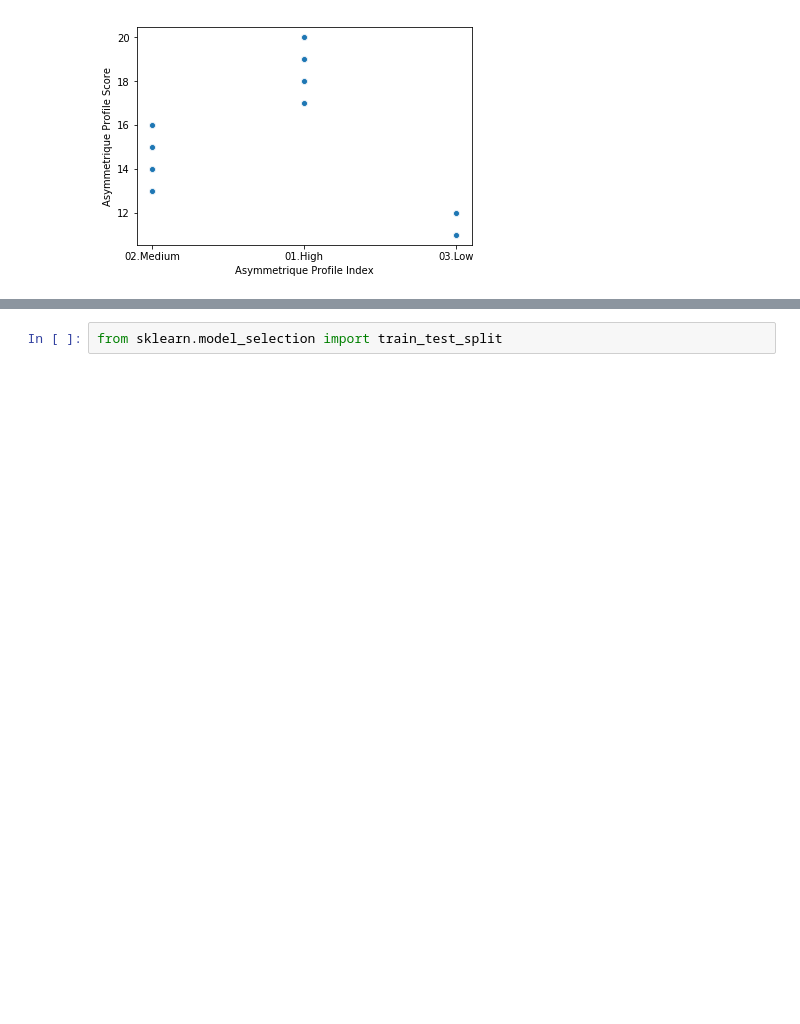
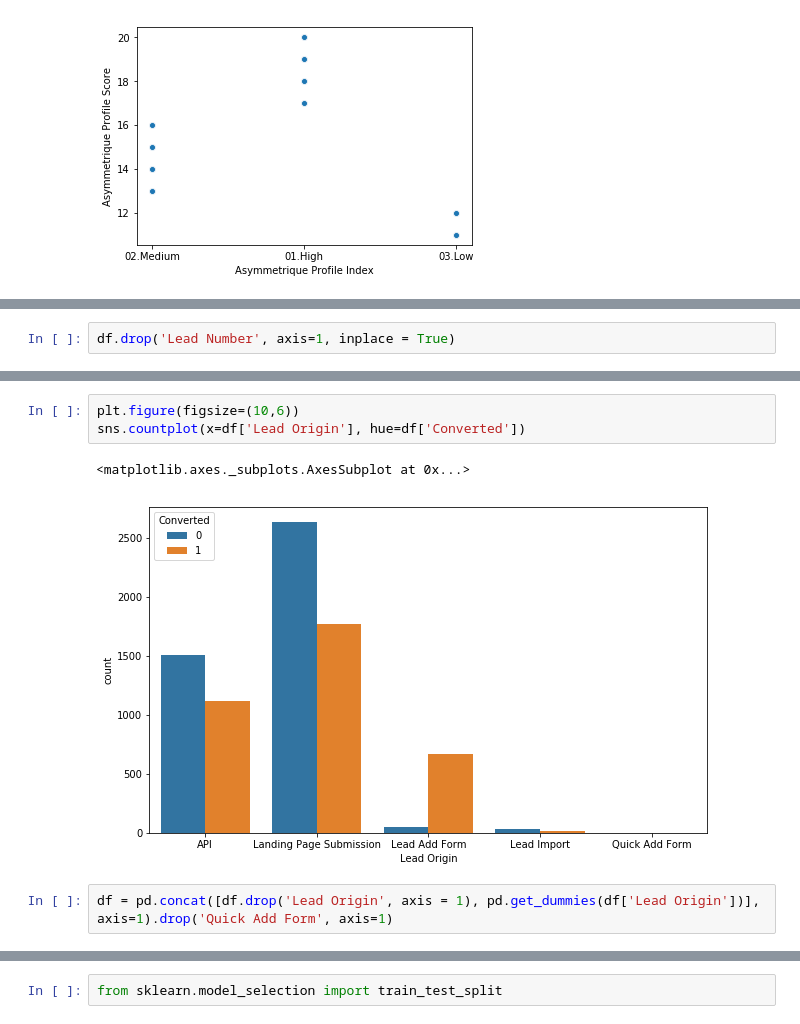
Before and after one commit to patwadeepak/lead_scoring, a Jupyter notebook: lead_scoring.ipynb, the cells around one changed output, grey strips where cells are left out. Cells and saved outputs as stored; diff of their text form; blank space fills up the shorter version.

```diff
--- a/lead_scoring.ipynb
+++ b/lead_scoring.ipynb
@@ -543,0 +579,2 @@ score = df[['Asymmetrique Activity Score', 'TotalVisits','Total Time Spent on We
+# %%
+df.drop('Lead Number', axis=1, inplace = True)
@@ -543,0 +612,8 @@ score = df[['Asymmetrique Activity Score', 'TotalVisits','Total Time Spent on We
+# %%
+plt.figure(figsize=(10,6))
+sns.countplot(x=df['Lead Origin'], hue=df['Converted'])
+# %% [output]
+<matplotlib.axes._subplots.AxesSubplot at 0x...>
+[figure, added]
+# %%
+df = pd.concat([df.drop('Lead Origin', axis = 1), pd.get_dummies(df['Lead Origin'])], axis=1).drop('Quick Add Form', axis=1)
```
Also changed, not shown: parts of 116 cells of this notebook, 1 other file.
